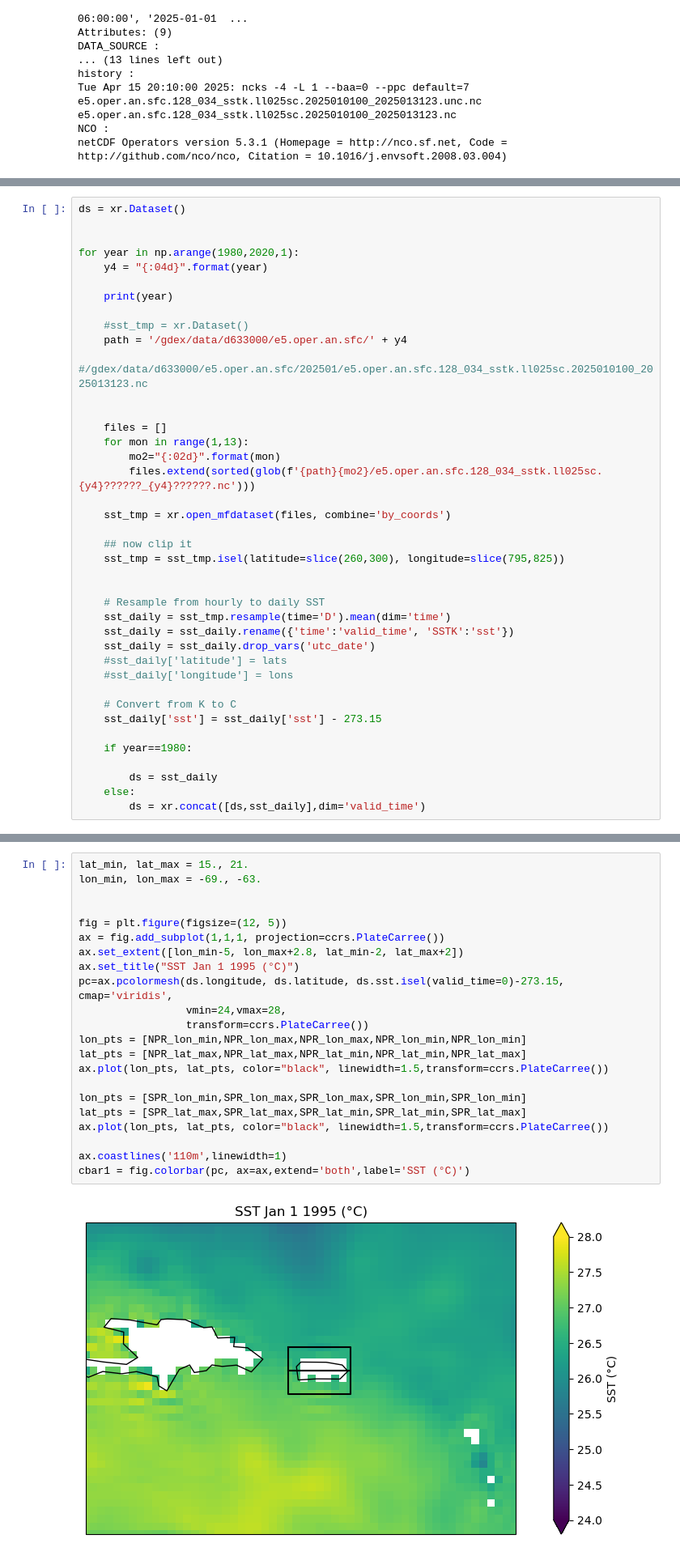
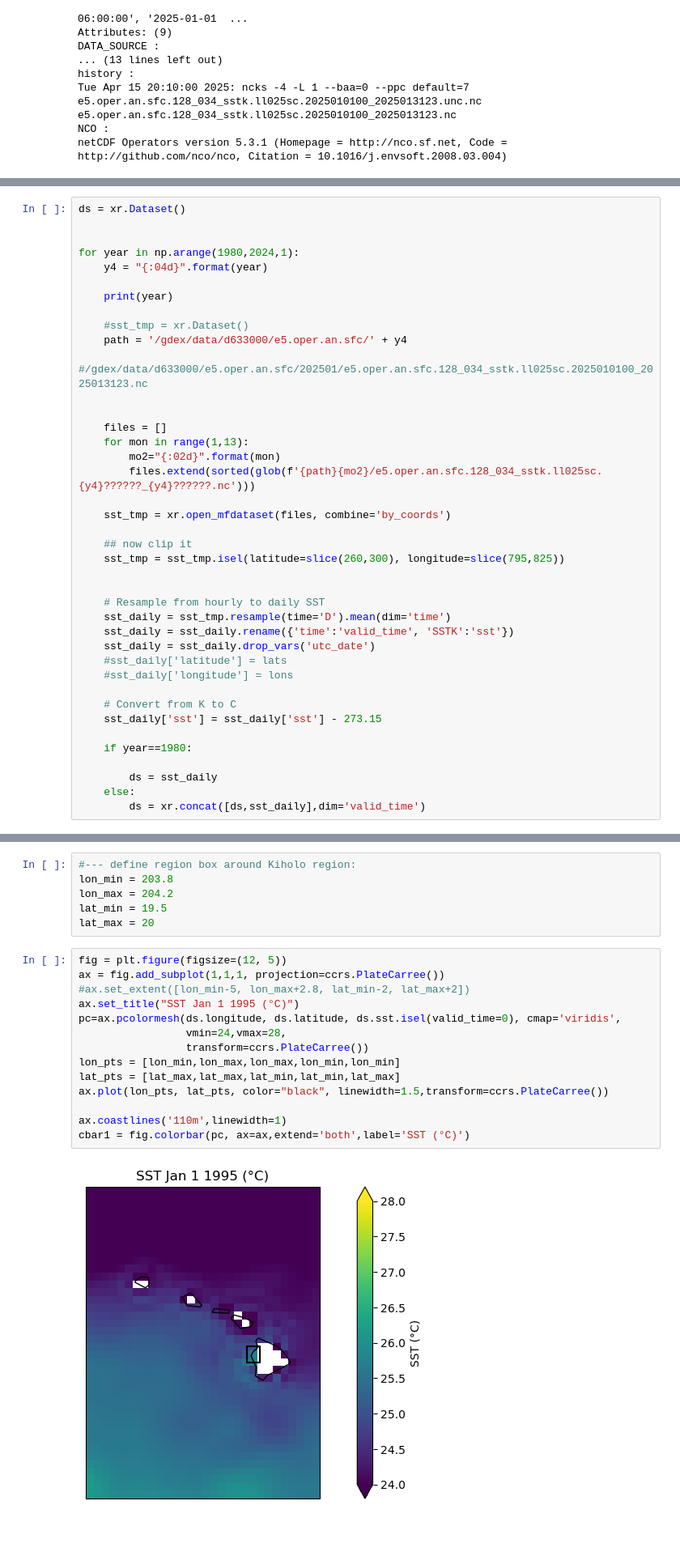
Before and after one commit to kristenkrumhardt/coral_bleaching, a Jupyter notebook: Hawaii/prep_SST_timeseries_HI.ipynb, the cells around one changed output, grey strips where cells are left out. Shown at 81% size. Saved outputs shown, nothing was run; the diff lists cells and outputs as text; blank space fills up the shorter version.

Commit message:
updated HI sst prep nb and added coral bleaching nb for kiholo

```diff
--- a/Hawaii/prep_SST_timeseries_HI.ipynb
+++ b/Hawaii/prep_SST_timeseries_HI.ipynb
@@ -95,7 +97,7 @@ sst_2025.SSTK.isel(time=0, latitude=slice(260,300), longitude=slice(795,825)).pl
 ds = xr.Dataset()
 
 
-for year in np.arange(1980,2020,1):
+for year in np.arange(1980,2024,1):
     y4 = "{:04d}".format(year)
 
     print(year)
@@ -240,24 +197,22 @@ SPR_lat_max = 18.25
+# %%
+#--- define region box around Kiholo region:
+lon_min = 203.8
+lon_max = 204.2
+lat_min = 19.5
+lat_max = 20
 # %%
-lat_min, lat_max = 15., 21.
-lon_min, lon_max = -69., -63.
-
-
 fig = plt.figure(figsize=(12, 5))
 ax = fig.add_subplot(1,1,1, projection=ccrs.PlateCarree())
-ax.set_extent([lon_min-5, lon_max+2.8, lat_min-2, lat_max+2])
+#ax.set_extent([lon_min-5, lon_max+2.8, lat_min-2, lat_max+2])
 ax.set_title("SST Jan 1 1995 (°C)")
-pc=ax.pcolormesh(ds.longitude, ds.latitude, ds.sst.isel(valid_time=0)-273.15, cmap='viridis',
+pc=ax.pcolormesh(ds.longitude, ds.latitude, ds.sst.isel(valid_time=0), cmap='viridis',
                  vmin=24,vmax=28,
                  transform=ccrs.PlateCarree())
-lon_pts = [NPR_lon_min,NPR_lon_max,NPR_lon_max,NPR_lon_min,NPR_lon_min]
-lat_pts = [NPR_lat_max,NPR_lat_max,NPR_lat_min,NPR_lat_min,NPR_lat_max]
-ax.plot(lon_pts, lat_pts, color="black", linewidth=1.5,transform=ccrs.PlateCarree())
-
-lon_pts = [SPR_lon_min,SPR_lon_max,SPR_lon_max,SPR_lon_min,SPR_lon_min]
-lat_pts = [SPR_lat_max,SPR_lat_max,SPR_lat_min,SPR_lat_min,SPR_lat_max]
+lon_pts = [lon_min,lon_max,lon_max,lon_min,lon_min]
+lat_pts = [lat_max,lat_max,lat_min,lat_min,lat_max]
 ax.plot(lon_pts, lat_pts, color="black", linewidth=1.5,transform=ccrs.PlateCarree())
 
 ax.coastlines('110m',linewidth=1)
 cbar1 = fig.colorbar(pc, ax=ax,extend='both',label='SST (°C)')
 # %% [output]
-[figure, old version]
+[figure, new version]
```
Also changed, not shown: parts of 39 cells of this notebook, 1 other file.
